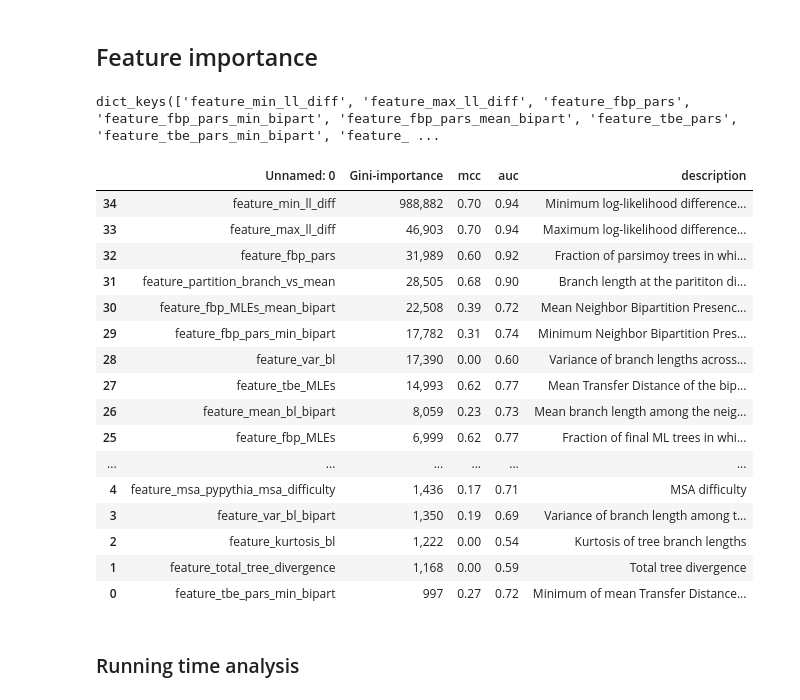
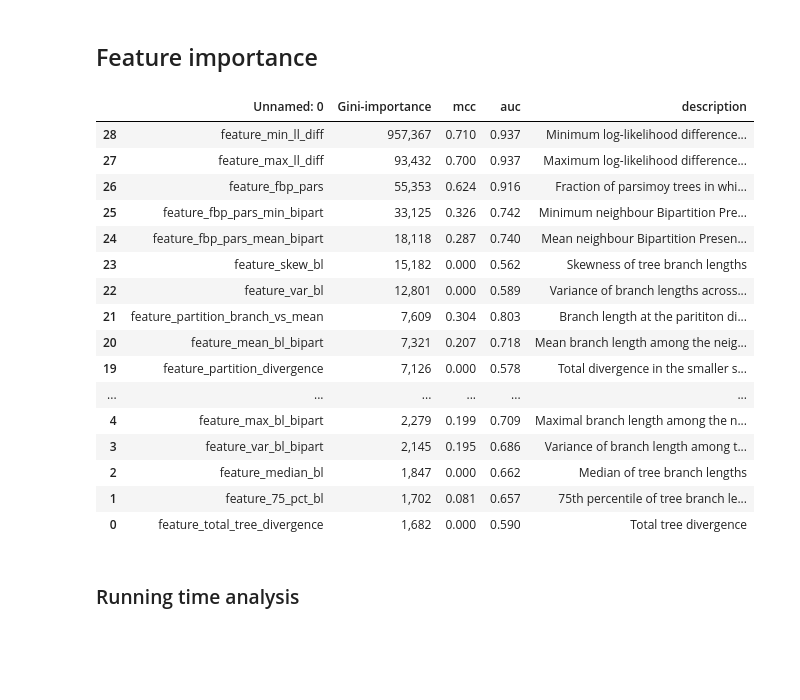
Before and after one commit to noaeker/bootstrap_repo, a Jupyter notebook: python notebooks/Untitled.ipynb, the cells around one changed output. Drawn from its saved outputs; the diff is of its cells as text; code cells hidden in the pictures; blank space fills up the shorter version.

```diff
--- a/python notebooks/Untitled.ipynb
+++ b/python notebooks/Untitled.ipynb
@@ -209,24 +173,24 @@ edit_performance(raxml_refs['model_performance'], raxml_translation_dict, out_pa
 ## Feature importance
 # %%
 translation_dict = {
-    "feature_min_ll_diff": "Minimum log-likelihood difference between an NNI neighbor near the bipartition and current tree",
-    "feature_max_ll_diff": "Maximum log-likelihood difference between an NNI neighbor near the split and current tree",
+    "feature_min_ll_diff": "Minimum log-likelihood difference between an NNI neighbour near the bipartition and current tree",
+    "feature_max_ll_diff": "Maximum log-likelihood difference between an NNI neighbour near the split and current tree",
 
     'feature_fbp_pars': "Fraction of parsimoy trees in which the bipartition exists",
-    'feature_fbp_pars_min_bipart': "Minimum Neighbor Bipartition Presence Ratio across parsimony trees",
-    'feature_fbp_pars_mean_bipart': "Mean Neighbor Bipartition Presence Ratio across parsimony trees",
+    'feature_fbp_pars_min_bipart': "Minimum neighbour Bipartition Presence Ratio across parsimony trees",
+    'feature_fbp_pars_mean_bipart': "Mean neighbour Bipartition Presence Ratio across parsimony trees",
 
     'feature_tbe_pars': "Mean Transfer Distance of the bipartition across parsimoy trees",
-        'feature_tbe_pars_min_bipart': "Minimum of mean Transfer Distance from Neighboring Bipartitions to parsimony Trees",
-    'feature_tbe_pars_mean_bipart': "Overall mean of Transfer Distance from Neighboring Bipartitions to parsimony Trees",
+        'feature_tbe_pars_min_bipart': "Minimum of mean Transfer Distance from Neighbouring Bipartitions to parsimony Trees",
+    'feature_tbe_pars_mean_bipart': "Overall mean of Transfer Distance from Neighbouring Bipartitions to parsimony Trees",
 
     'feature_tbe_MLEs': "Mean Transfer Distance of the bipartition across final ML trees",
-    'feature_tbe_MLEs_min_bipart': "Minimum of mean Transfer Distance from Neighboring Bipartitions to final ML trees Trees",
-    'feature_tbe_MLEs_mean_bipart': "Mean Neighbor Bipartition Presence Ratio across final ML trees",
+    'feature_tbe_MLEs_min_bipart': "Minimum of mean Transfer Distance from Neighbouring Bipartitions to final ML trees Trees",
+    'feature_tbe_MLEs_mean_bipart': "Mean Neighbour Bipartition Presence Ratio across final ML trees",
 
     'feature_fbp_MLEs': "Fraction of final ML trees in which the bipartition exists",
-    'feature_fbp_MLEs_min_bipart': "Minimum Neighbor Bipartition Presence Ratio across final ML trees",
-    'feature_fbp_MLEs_mean_bipart': "Mean Neighbor Bipartition Presence Ratio across final ML trees",
+    'feature_fbp_MLEs_min_bipart': "Minimum Neighbour Bipartition Presence Ratio across final ML trees",
+    'feature_fbp_MLEs_mean_bipart': "Mean Neighbour Bipartition Presence Ratio across final ML trees",
 
     'feature_partition_branch': 'Branch length at the parititon',
     'feature_partition_branch_vs_mean': 'Branch length at the parititon divided by total tree divergence',
@@ -259,10 +223,6 @@ translation_dict = {
     'feature_msa_n_seq': 'Number of sequences in the MSA',
     'feature_msa_pypythia_msa_difficulty': 'MSA difficulty',
 }
-# %%
-translation_dict.keys()
-# %% [output]
-dict_keys(['feature_min_ll_diff', 'feature_max_ll_diff', 'feature_fbp_pars', 'feature_fbp_pars_min_bipart', 'feature_fbp_pars_mean_bipart', 'feature_tbe_pars', 'feature_tbe_pars_min_bipart', 'feature_ ...
 # %%
 main_results_path = '/Users/noa/Workspace/bootstrap_results/remote_results/ML_results'
 iqtree_vi = iqtree_refs['feature_importance'].copy()
@@ -270,44 +230,44 @@ iqtree_vi['description'] = iqtree_vi['Unnamed: 0'].map(translation_dict)
 iqtree_vi.sort_values('Gini-importance', ascending=False, inplace = True)
 iqtree_vi['Gini-importance'] = iqtree_vi['Gini-importance'].apply(lambda x: round(x))
 iqtree_vi['Gini-importance'] = iqtree_vi.apply(lambda x: "{:,}".format(x['Gini-importance']), axis=1)
-iqtree_vi = iqtree_vi.round(2)
-iqtree_vi[["description","Gini-importance","auc","mcc"]].sort_values('Gini-importance', ascending=False).to_csv(os.path.join(main_results_path,'iqtree/vi_text.tsv'), sep='\t')
+iqtree_vi = iqtree_vi.round(3)
+iqtree_vi[["description","Gini-importance","auc","mcc"]].to_csv(os.path.join(main_results_path,'iqtree/vi_text.tsv'), sep='\t')
 ###
 raxml_vi = raxml_refs['feature_importance'].copy()
 raxml_vi.sort_values('Gini-importance', ascending=False, inplace = True)
 raxml_vi['description'] = raxml_vi['Unnamed: 0'].map(translation_dict)
 raxml_vi['Gini-importance'] = raxml_vi['Gini-importance'].apply(lambda x: round(x))
 raxml_vi['Gini-importance'] = raxml_vi.apply(lambda x: "{:,}".format(x['Gini-importance']), axis=1)
-raxml_vi = raxml_vi.round(2)
-raxml_vi[["description","Gini-importance","auc","mcc"]].sort_values('Gini-importance', ascending=False).to_csv(os.path.join(main_results_path,'raxml/vi_text.tsv'), sep='\t')
+raxml_vi = raxml_vi.round(3)
+raxml_vi[["description","Gini-importance","auc","mcc"]].to_csv(os.path.join(main_results_path,'raxml/vi_text.tsv'), sep='\t')
 ###
 fasttree_vi = fasttree_refs['feature_importance'].copy()
 fasttree_vi.sort_values('Gini-importance', ascending=False, inplace = True)
 fasttree_vi['description'] = fasttree_vi['Unnamed: 0'].map(translation_dict)
 fasttree_vi['Gini-importance'] = fasttree_vi['Gini-importance'].apply(lambda x: round(x))
 fasttree_vi['Gini-importance'] = fasttree_vi.apply(lambda x: "{:,}".format(x['Gini-importance']), axis=1)
-fasttree_vi = fasttree_vi.round(2)
+fasttree_vi = fasttree_vi.round(3)
 fasttree_vi[["description","Gini-importance","auc","mcc"]].to_csv(os.path.join(main_results_path,'fasttree/vi_text.tsv'), sep='\t')
 # %%
-raxml_vi
+fasttree_vi
 # %% [output]
 |  | Unnamed: 0 | Gini-importance | mcc | auc | description |
-| 34 | feature_min_ll_diff | 988,882 | 0.70 | 0.94 | Minimum log-likelihood difference... |
-| 33 | feature_max_ll_diff | 46,903 | 0.70 | 0.94 | Maximum log-likelihood difference... |
-| 32 | feature_fbp_pars | 31,989 | 0.60 | 0.92 | Fraction of parsimoy trees in whi... |
-| 31 | feature_partition_branch_vs_mean | 28,505 | 0.68 | 0.90 | Branch length at the parititon di... |
-| 30 | feature_fbp_MLEs_mean_bipart | 22,508 | 0.39 | 0.72 | Mean Neighbor Bipartition Presenc... |
-| 29 | feature_fbp_pars_min_bipart | 17,782 | 0.31 | 0.74 | Minimum Neighbor Bipartition Pres... |
-| 28 | feature_var_bl | 17,390 | 0.00 | 0.60 | Variance of branch lengths across... |
-| 27 | feature_tbe_MLEs | 14,993 | 0.62 | 0.77 | Mean Transfer Distance of the bip... |
-| 26 | feature_mean_bl_bipart | 8,059 | 0.23 | 0.73 | Mean branch length among the neig... |
-| 25 | feature_fbp_MLEs | 6,999 | 0.62 | 0.77 | Fraction of final ML trees in whi... |
+| 28 | feature_min_ll_diff | 957,367 | 0.710 | 0.937 | Minimum log-likelihood difference... |
+| 27 | feature_max_ll_diff | 93,432 | 0.700 | 0.937 | Maximum log-likelihood difference... |
+| 26 | feature_fbp_pars | 55,353 | 0.624 | 0.916 | Fraction of parsimoy trees in whi... |
+| 25 | feature_fbp_pars_min_bipart | 33,125 | 0.326 | 0.742 | Minimum neighbour Bipartition Pre... |
+| 24 | feature_fbp_pars_mean_bipart | 18,118 | 0.287 | 0.740 | Mean neighbour Bipartition Presen... |
+| 23 | feature_skew_bl | 15,182 | 0.000 | 0.562 | Skewness of tree branch lengths |
+| 22 | feature_var_bl | 12,801 | 0.000 | 0.589 | Variance of branch lengths across... |
+| 21 | feature_partition_branch_vs_mean | 7,609 | 0.304 | 0.803 | Branch length at the parititon di... |
+| 20 | feature_mean_bl_bipart | 7,321 | 0.207 | 0.718 | Mean branch length among the neig... |
+| 19 | feature_partition_divergence | 7,126 | 0.000 | 0.578 | Total divergence in the smaller s... |
 | ... | ... | ... | ... | ... | ... |
-| 4 | feature_msa_pypythia_msa_difficulty | 1,436 | 0.17 | 0.71 | MSA difficulty |
-| 3 | feature_var_bl_bipart | 1,350 | 0.19 | 0.69 | Variance of branch length among t... |
-| 2 | feature_kurtosis_bl | 1,222 | 0.00 | 0.54 | Kurtosis of tree branch lengths |
-| 1 | feature_total_tree_divergence | 1,168 | 0.00 | 0.59 | Total tree divergence |
-| 0 | feature_tbe_pars_min_bipart | 997 | 0.27 | 0.72 | Minimum of mean Transfer Distance... |
+| 4 | feature_max_bl_bipart | 2,279 | 0.199 | 0.709 | Maximal branch length among the n... |
+| 3 | feature_var_bl_bipart | 2,145 | 0.195 | 0.686 | Variance of branch length among t... |
+| 2 | feature_median_bl | 1,847 | 0.000 | 0.662 | Median of tree branch lengths |
+| 1 | feature_75_pct_bl | 1,702 | 0.081 | 0.657 | 75th percentile of tree branch le... |
+| 0 | feature_total_tree_divergence | 1,682 | 0.000 | 0.590 | Total tree divergence |
 # %% [markdown]
 ### Running time analysis
 # %%
```
Also changed, not shown: parts of 5 cells of this notebook, 3 other files.
